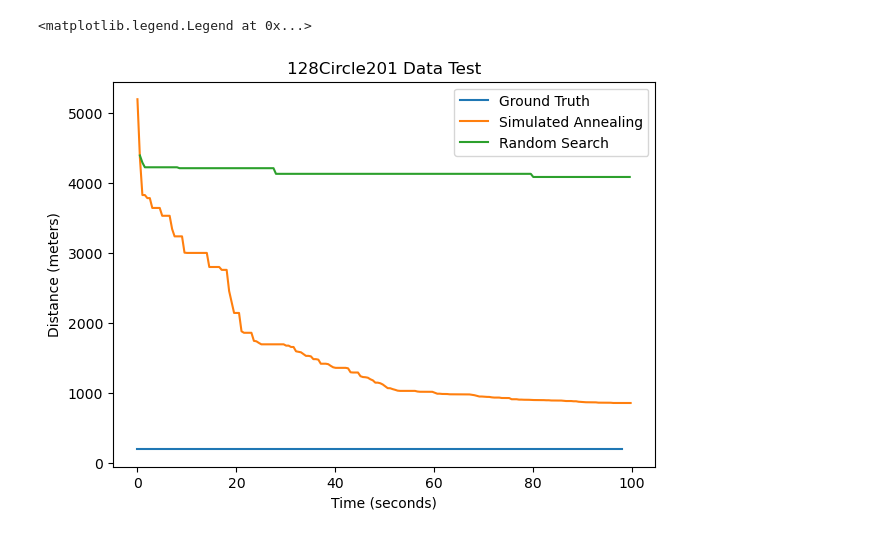
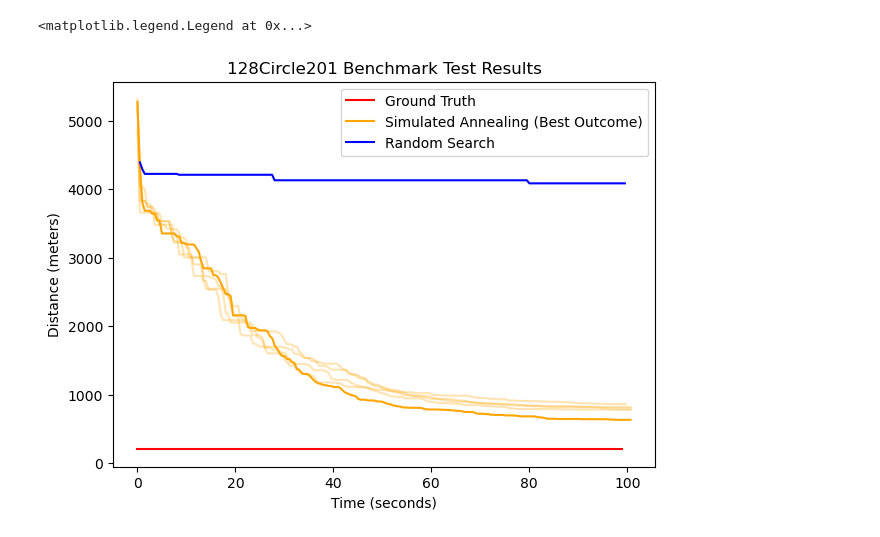
Before and after one commit to jakecreate/cs179m-project1-tsp, a Jupyter notebook: notebooks/experiment_track.ipynb, the cells around one changed output. Saved outputs shown, nothing was run; the diff lists cells and outputs as text; code cells hidden in the pictures.

Commit message:
add benchmark experiments

```diff
--- a/notebooks/experiment_track.ipynb
+++ b/notebooks/experiment_track.ipynb
@@ -20,8 +20,13 @@ plt.show()
 # np.savetxt(f'../data/circle.txt', np.vstack([x,y]).T)
 min_dist = 2*np.pi
 # %%
-X_sa = np.loadtxt('../experiment/128Circle201.txt_EXP_861.txt')
-X_rs = np.loadtxt('../experiment/128Circle201.txt_EXP_4088.txt')
+X_sa = np.loadtxt('../experiment/128Circle201_EXP_861.txt')
+X_sa2 = np.loadtxt('../experiment1/128Circle201_EXP_631.txt')
+X_sa3 = np.loadtxt('../experiment1/128Circle201_EXP_775.txt')
+X_sa4 = np.loadtxt('../experiment1/128Circle201_EXP_795.txt')
+X_sa5 = np.loadtxt('../experiment1/128Circle201_EXP_817.txt')
+
+X_rs = np.loadtxt('../experiment/128Circle201_RS_4088.txt')
 
 sam_100 = X_sa[:, 0] <= 100
 rsm_100 = X_rs[:, 0] <= 100
@@ -29,13 +34,18 @@ X_sa = X_sa[sam_100]
 X_rs = X_rs[rsm_100]
 # %%
 fig, ax = plt.subplots(figsize=(7,5))
-ax.plot(np.full(int(np.max(X_sa[:, 0])), 201), label='Ground Truth')
-ax.plot(X_sa[:, 0], X_sa[:, 1], label='Simulated Annealing')
-ax.plot(X_rs[:, 0], X_rs[:, 1], label='Random Search')
+ax.plot(np.arange(0, 100), np.full((100,),201), c='red', label='Ground Truth')
+ax.plot(X_sa[:, 0], X_sa[:, 1], c='orange', alpha=0.3)
+ax.plot(X_sa2[:, 0], X_sa2[:, 1], c='orange', label='Simulated Annealing (Best Outcome)')
+ax.plot(X_sa3[:, 0], X_sa3[:, 1], c='orange', alpha=0.3)
+ax.plot(X_sa4[:, 0], X_sa4[:, 1], c='orange', alpha=0.3)
+ax.plot(X_sa5[:, 0], X_sa5[:, 1], c='orange', alpha=0.3)
+
+ax.plot(X_rs[:, 0], X_rs[:, 1], c='blue', label='Random Search')
 ax.set_ylabel('Distance (meters)')
 ax.set_xlabel('Time (seconds)')
-ax.set_title('128Circle201 Data Test')
+ax.set_title('128Circle201 Benchmark Test Results')
 plt.legend()
 # %% [output]
 <matplotlib.legend.Legend at 0x...>
-[figure, old version]
+[figure, new version]
```
Also changed, not shown: parts of 3 cells of this notebook, 4 other files.
